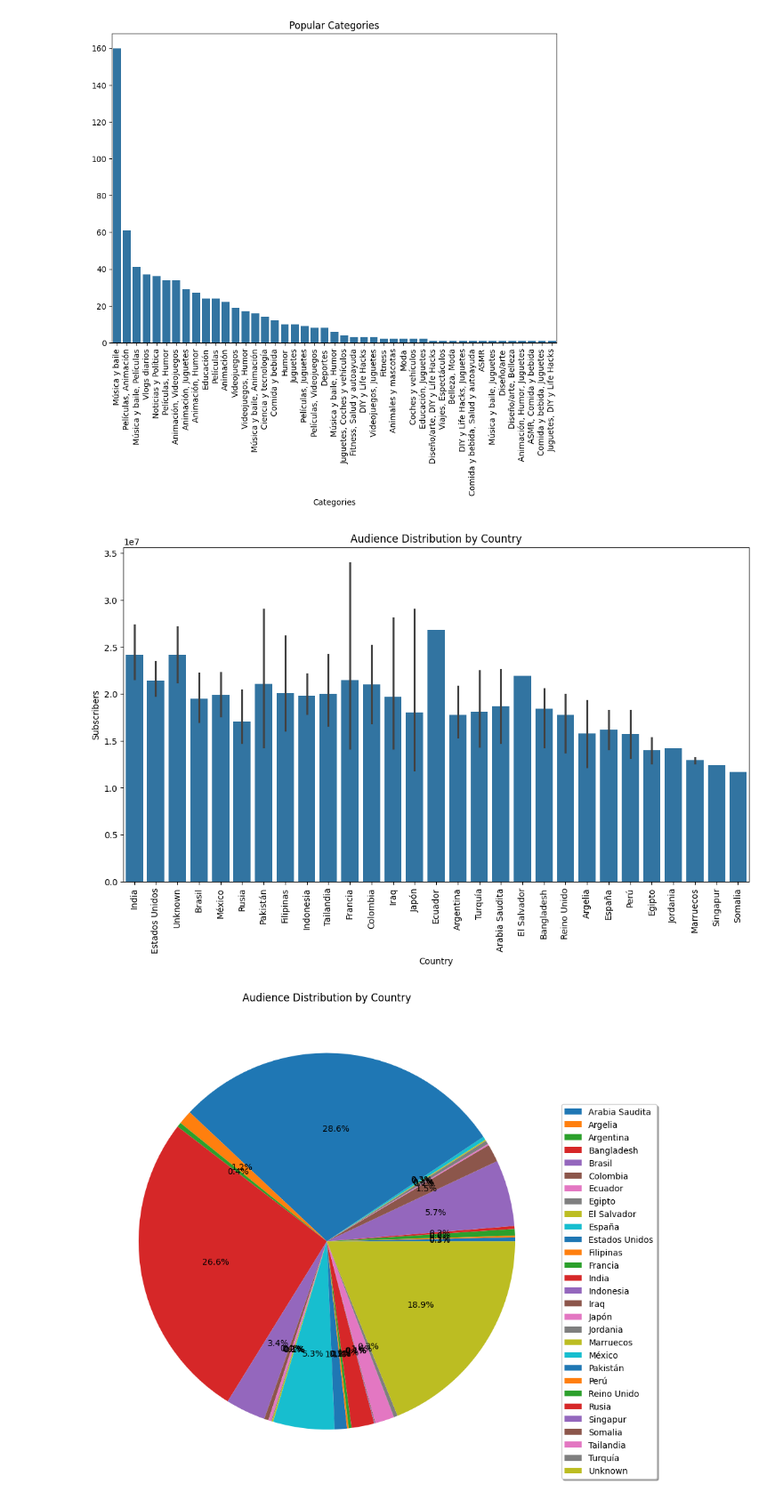
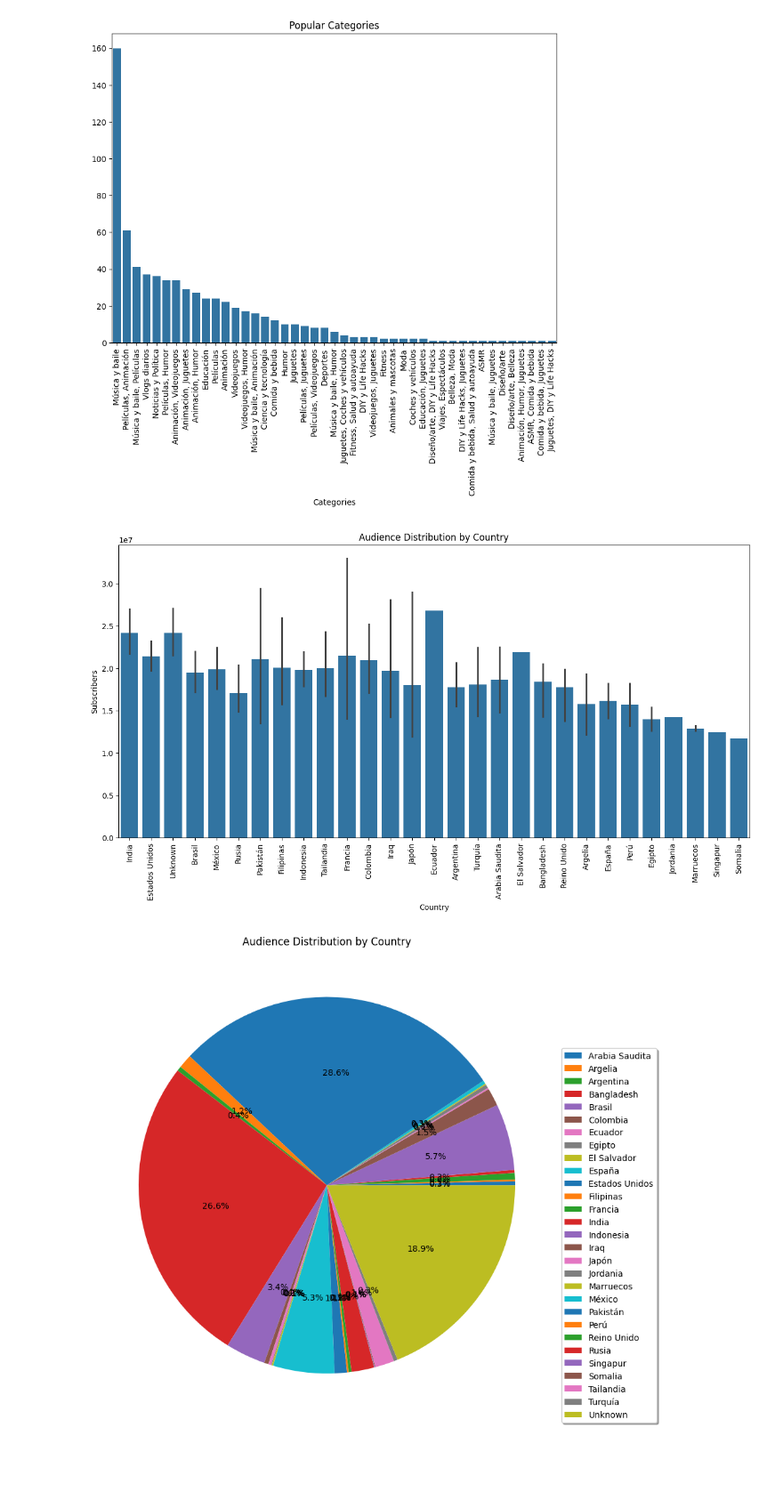
Before and after one commit to idah-github/DA-TASK-INTERN-CAREER, a Jupyter notebook: explore.ipynb, the cells around one changed output. Shown at 89% size. Drawn from its saved outputs; the diff is of its cells as text; code cells hidden in the pictures; blank space fills up the shorter version.

```diff
--- a/explore.ipynb
+++ b/explore.ipynb
@@ -257,20 +265,20 @@ plt.show()
 [figure]
 # %%
 #distribution of streamers' audiences by country.
-plt.figure(figsize=(13, 7))
+plt.figure(figsize=(15, 7))
 sbn.barplot(x='Country', y='Subscribers', data=df)
 plt.xticks(rotation=90)
 plt.title('Audience Distribution by Country')
 plt.show()
 #using a piechart
 country_subscribers = df.groupby('Country')['Subscribers'].sum()
-plt.figure(figsize=(20, 10))
+plt.figure(figsize=(25, 10))
 plt.pie(country_subscribers, autopct='%1.1f%%')
 plt.title('Audience Distribution by Country')
 plt.legend(country_subscribers.index, loc='upper center', bbox_to_anchor=(1.1, 0.8), shadow=True)
 plt.show()
 # %% [output]
-[figure, old version]
+[figure, new version]
 [figure]
 # %%
 #Explore the distribution of content categories. Which categories have the highest number of
```
Also changed, not shown: parts of 8 cells of this notebook.
